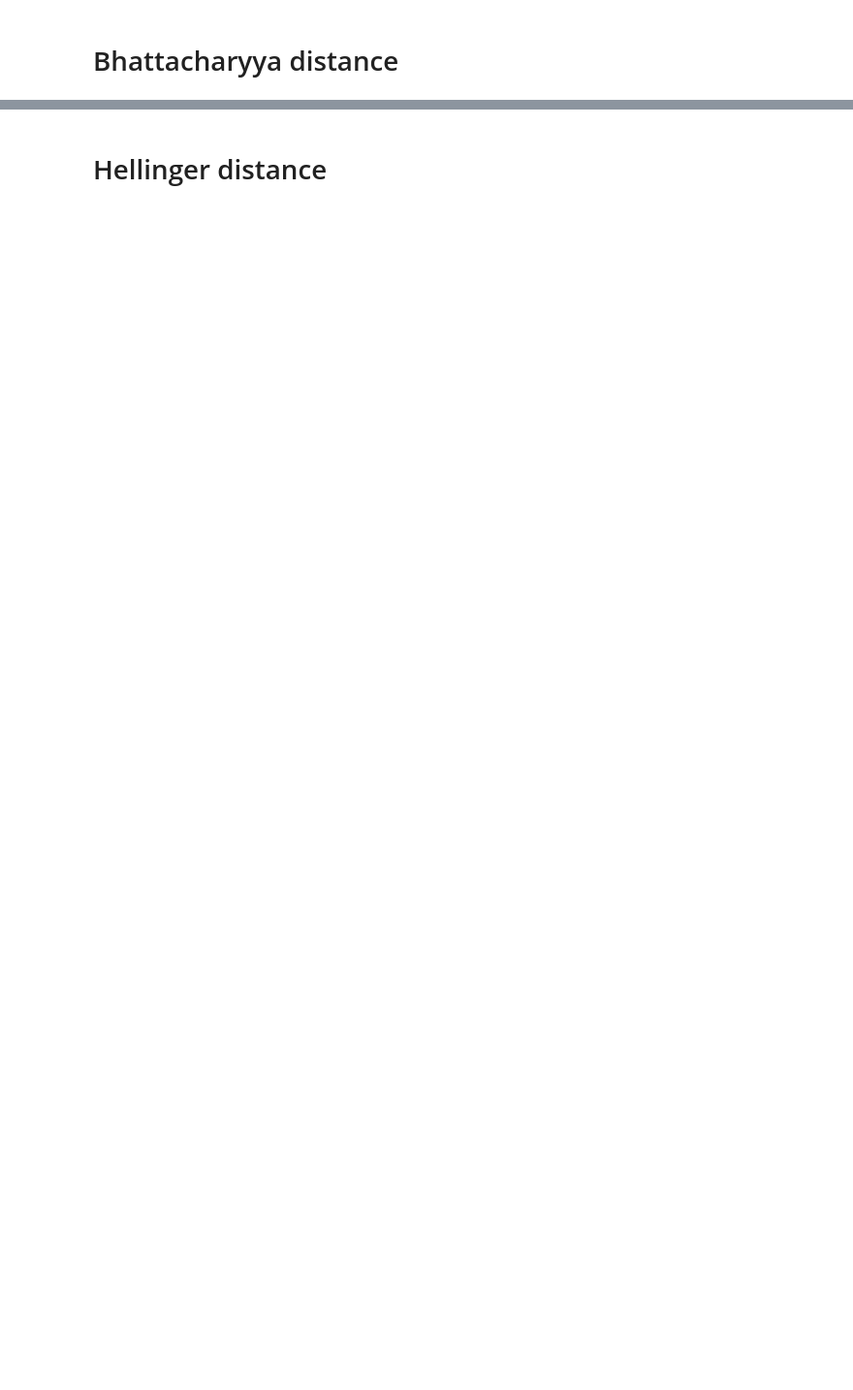
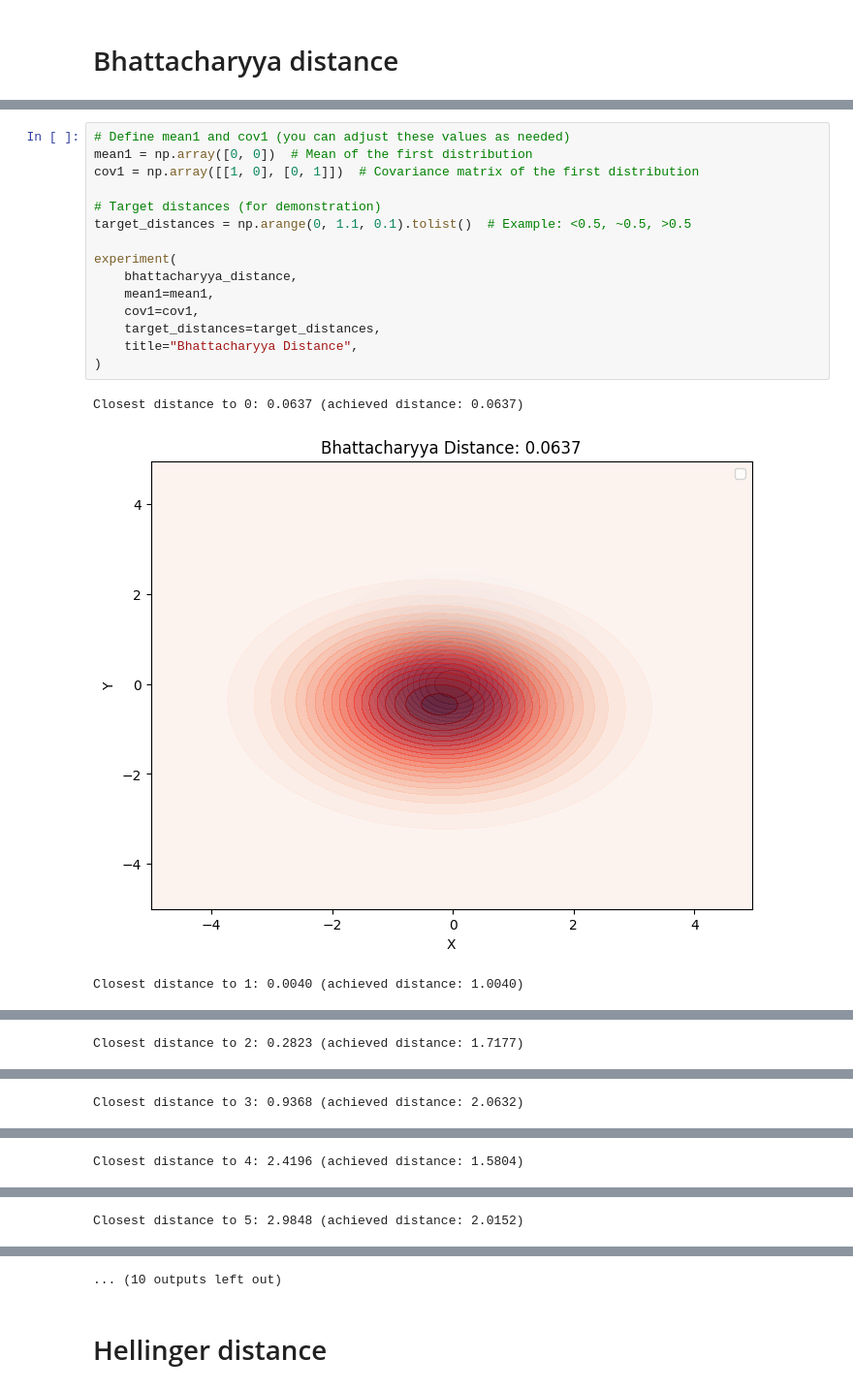
Before and after one commit to mirkomanset/dynamic-clustering, a Jupyter notebook: notebooks/gaussian/gaussian_overlapping.ipynb, the cells around one changed output, grey strips where cells are left out. Shown at 97% size. Drawn from its saved outputs; the diff is of its cells as text; blank space fills up the shorter version.

```diff
--- a/notebooks/gaussian/gaussian_overlapping.ipynb
+++ b/notebooks/gaussian/gaussian_overlapping.ipynb
@@ -110,0 +111,19 @@ Closest distance to 0.5: 0.0005 (achieved distance: 0.4995)
+# %%
+# Define mean1 and cov1 (you can adjust these values as needed)
+mean1 = np.array([0, 0])  # Mean of the first distribution
+cov1 = np.array([[1, 0], [0, 1]])  # Covariance matrix of the first distribution
+
+# Target distances (for demonstration)
+target_distances = np.arange(0, 1.1, 0.1).tolist()  # Example: <0.5, ~0.5, >0.5
+
+experiment(
+    bhattacharyya_distance,
+    mean1=mean1,
+    cov1=cov1,
+    target_distances=target_distances,
+    title="Bhattacharyya Distance",
+)
+# %% [output]
+Closest distance to 0: 0.0637 (achieved distance: 0.0637)
+[figure, added]
+Closest distance to 1: 0.0040 (achieved distance: 1.0040)
@@ -110,0 +131 @@ Closest distance to 0.5: 0.0005 (achieved distance: 0.4995)
+Closest distance to 2: 0.2823 (achieved distance: 1.7177)
@@ -110,0 +133 @@ Closest distance to 0.5: 0.0005 (achieved distance: 0.4995)
+Closest distance to 3: 0.9368 (achieved distance: 2.0632)
@@ -110,0 +135 @@ Closest distance to 0.5: 0.0005 (achieved distance: 0.4995)
+Closest distance to 4: 2.4196 (achieved distance: 1.5804)
@@ -110,0 +137 @@ Closest distance to 0.5: 0.0005 (achieved distance: 0.4995)
+Closest distance to 5: 2.9848 (achieved distance: 2.0152)
@@ -111,2 +139,3 @@ Closest distance to 0.5: 0.0005 (achieved distance: 0.4995)
+... (10 outputs left out)
 # %% [markdown]
 # Hellinger distance
```
Also changed, not shown: parts of 17 cells of this notebook, 4 other files.
